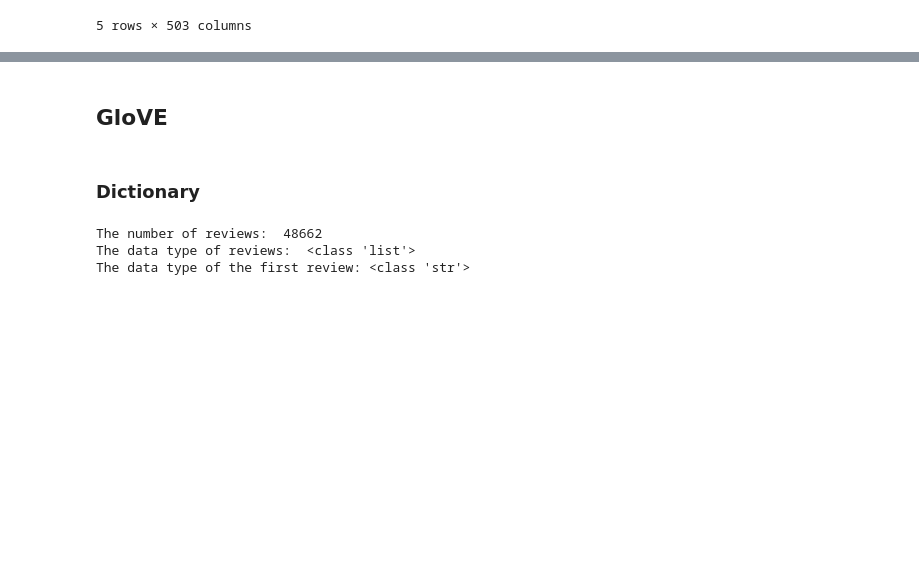
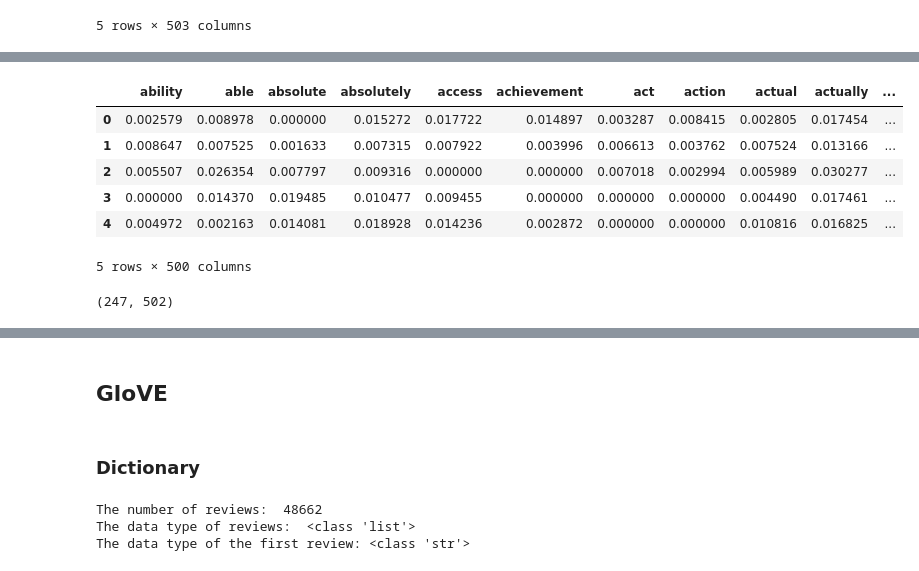
Before and after one commit to CGU-08-IST-332-nlp-steam-name/group-project, a Jupyter notebook: FeatureGeneration.ipynb, the cells around one changed output, grey strips where cells are left out. Saved outputs shown, nothing was run; the diff lists cells and outputs as text; code cells hidden in the pictures; blank space fills up the shorter version.

```diff
--- a/FeatureGeneration.ipynb
+++ b/FeatureGeneration.ipynb
@@ -167,0 +181,47 @@ status_tfidf.head(5)
+# %%
+def compute_tfidf_sklearn(docs, max_features=300, ngram_range=(1,1), stop_words=None):
+    """
+    Compute TF-IDF scores for a list of documents.
+
+    Args:
+        docs (list of str): Input text documents.
+        max_features (int): Maximum number of terms to keep (default=300).
+        ngram_range (tuple): N-gram range, e.g. (1,2) for unigrams+bigrams.
+        stop_words (str or list): 'english' for built-in stopwords, or a list of stopwords.
+
+    Returns:
+        pd.DataFrame: TF-IDF score matrix [n_docs x vocab_size].
+    """
+    vectorizer = TfidfVectorizer(max_features=max_features,
+                                 ngram_range=ngram_range,
+                                 stop_words=stop_words)
+
+    X_tfidf = vectorizer.fit_transform(docs)
+    features = vectorizer.get_feature_names_out()
+
+    return pd.DataFrame(X_tfidf.toarray(), columns=features)
+# %%
+game_df = review_df.groupby(['Appname'], as_index = False).agg({'review_cleaned': ' '.join})
+# %%
+## compute tf idf for these docs
+raw_review = game_df['review_cleaned'].to_list() ## need input to tfidf in list
+tfidf_raw_sklearn = compute_tfidf_sklearn(raw_review, max_features=500, ngram_range=(1,1))
+tfidf_raw_sklearn.head()
+# %% [output]
+|  | ability | able | absolute | absolutely | access | achievement | act | action | actual | actually | ... |
+| 0 | 0.002579 | 0.008978 | 0.000000 | 0.015272 | 0.017722 | 0.014897 | 0.003287 | 0.008415 | 0.002805 | 0.017454 | ... |
+| 1 | 0.008647 | 0.007525 | 0.001633 | 0.007315 | 0.007922 | 0.003996 | 0.006613 | 0.003762 | 0.007524 | 0.013166 | ... |
+| 2 | 0.005507 | 0.026354 | 0.007797 | 0.009316 | 0.000000 | 0.000000 | 0.007018 | 0.002994 | 0.005989 | 0.030277 | ... |
+| 3 | 0.000000 | 0.014370 | 0.019485 | 0.010477 | 0.009455 | 0.000000 | 0.000000 | 0.000000 | 0.004490 | 0.017461 | ... |
+| 4 | 0.004972 | 0.002163 | 0.014081 | 0.018928 | 0.014236 | 0.002872 | 0.000000 | 0.000000 | 0.010816 | 0.016825 | ... |
+5 rows × 500 columns
+# %%
+## merge reviews df with tfidf info
+status_tfidf = pd.merge(left=game_df,
+right=tfidf_raw_sklearn,
+left_index=True,
+right_index=True
+)
+print(status_tfidf.shape)
+# %% [output]
+(247, 502)
```
Also changed, not shown: parts of 5 cells of this notebook, 1 other file.
